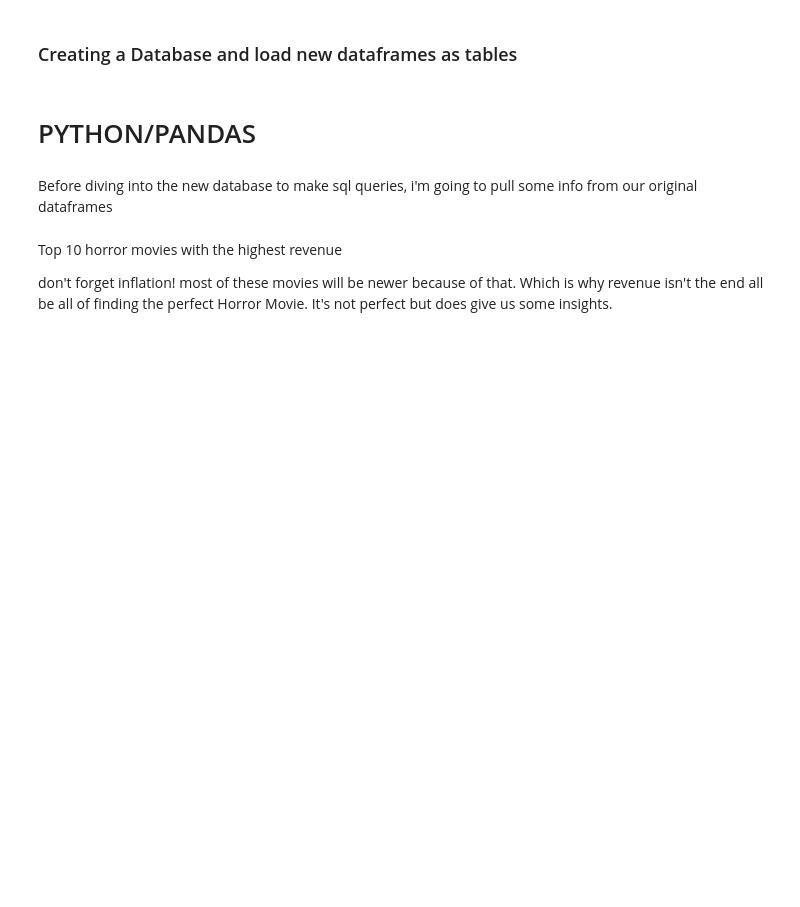
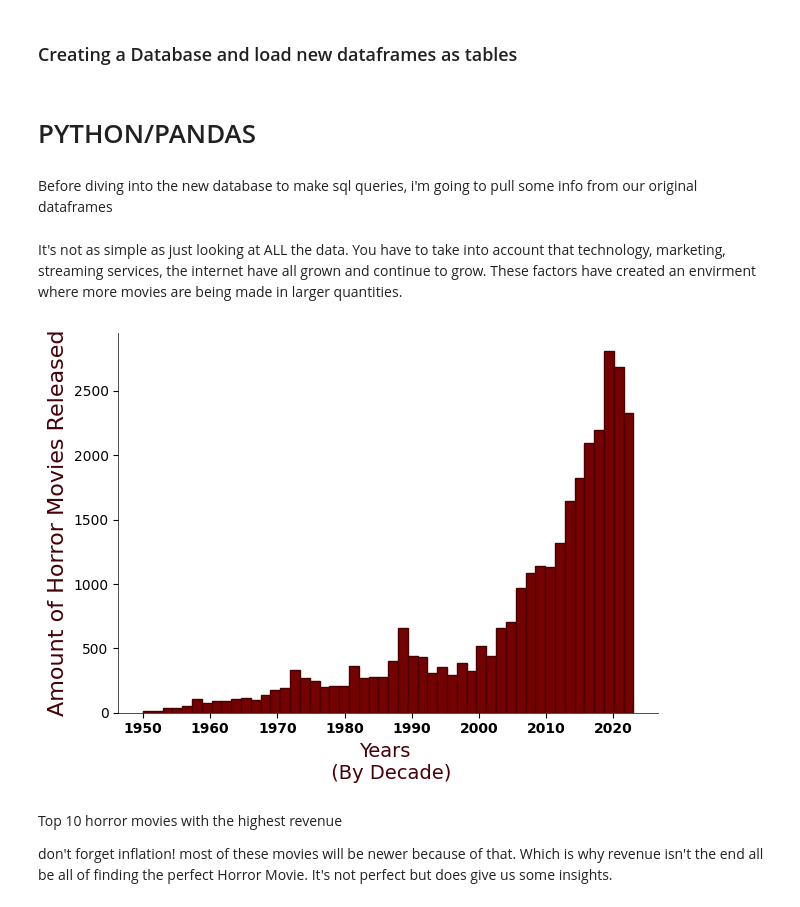
Before and after one commit to JessicaLindsey5514/The_Perfect_Horror_Movie, a Jupyter notebook: Notebooks/perfect_horror_movie.ipynb, the cells around one changed output. Cells and saved outputs as stored; diff of their text form; code cells hidden in the pictures; blank space fills up the shorter version.

```diff
--- a/Notebooks/perfect_horror_movie.ipynb
+++ b/Notebooks/perfect_horror_movie.ipynb
@@ -924,6 +968,31 @@ connection.close()
 # PYTHON/PANDAS
 # %% [markdown]
 Before diving into the new database to make sql queries, i'm going to pull some info from our original dataframes
+# %% [markdown]
+It's not as simple as just looking at ALL the data.
+You have to take into account that technology, marketing, streaming services, the internet have all grown and continue to grow. These factors have created an envirment where more movies are being made in larger quantities.
+# %%
+release_data = horror_df['release_date']
+plt.hist(release_data, bins=50, color="#750202", edgecolor="#470101")
+
+
+plt.xlabel('Years \n (By Decade)', fontsize=14, color= "#460007")
+plt.ylabel('Amount of Horror Movies Released',fontsize=16,  color= "#460007" )
+
+plt.xticks(fontweight= "bold")
+ax= plt.gca()
+for spine in ax.spines.values():
+    spine.set_linewidth(0.7)
+    spine.set_alpha(0.7)
+ax.spines["top"].set_visible(False)
+ax.spines["right"].set_visible(False)
+
+
+plt.tight_layout()
+plt.savefig('../Visualizations/horror_movie_release_freq.png')
+plt.show()
+# %% [output]
+[figure, added]
 # %% [markdown]
 Top 10 horror movies with the highest revenue
 
```
Also changed, not shown: parts of 42 cells of this notebook, 21 other files.
